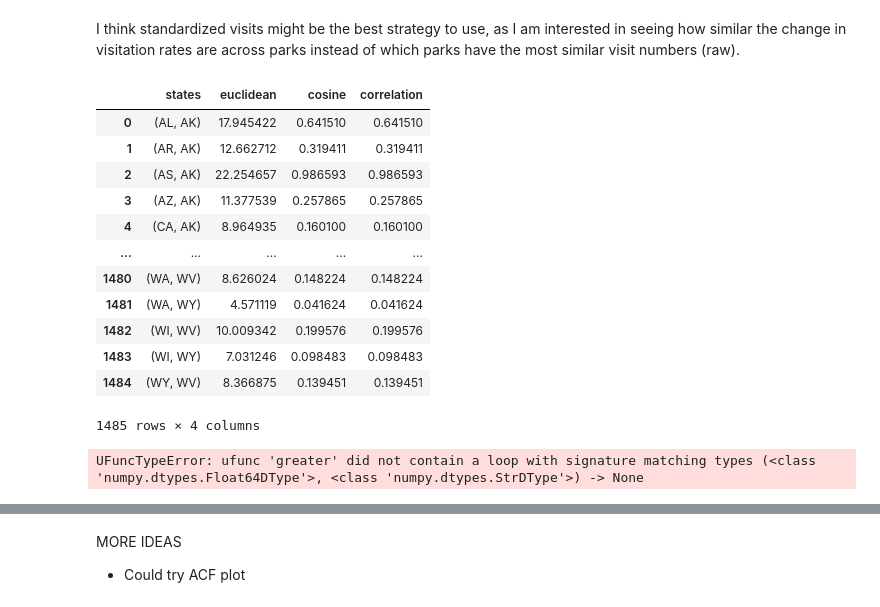
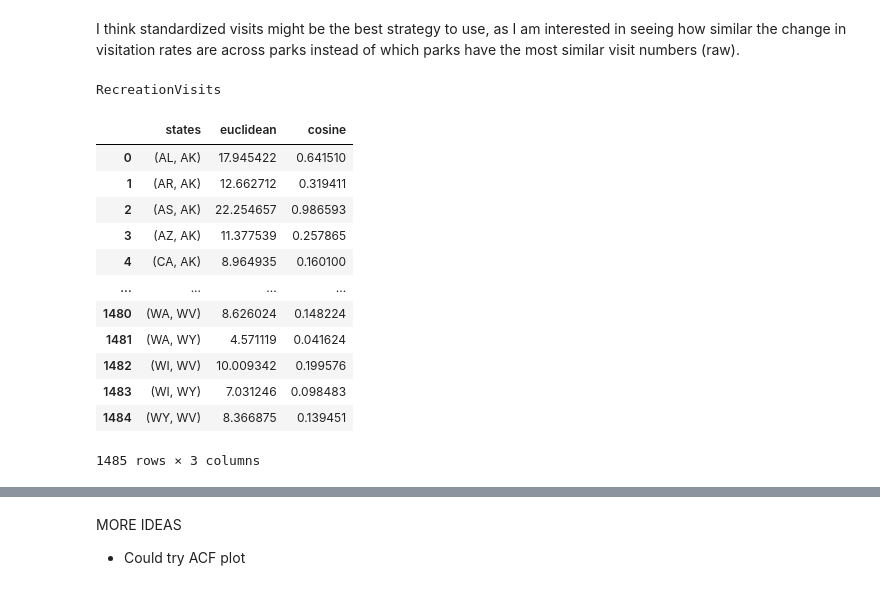
Before and after one commit to scmcqueen/NationalParksDataMining, a Jupyter notebook: state_similarity.ipynb, the cells around one changed output, grey strips where cells are left out. Cells and saved outputs as stored; diff of their text form; code cells hidden in the pictures.

Commit message:
formularize similarity

```diff
--- a/state_similarity.ipynb
+++ b/state_similarity.ipynb
@@ -230,6 +230,47 @@ plt.show()
 [figure]
 # %% [markdown]
 I think standardized visits might be the best strategy to use, as I am interested in seeing how similar the change in visitation rates are across parks instead of which parks have the most similar visit numbers (raw).
+# %%
+similarities = {}
+for type in visit_data.visit_type.unique():
+    print(type)
+    # aggregate data
+    state_agg_data = visit_data.groupby(['state_2','visit_type','date'])['number_of_visits'].sum().reset_index()
+    state_agg_data=state_agg_data[state_agg_data.visit_type==type]
+    state_agg_data=state_agg_data.pivot(index='date',columns='state_2',values='number_of_visits')
+    state_agg_data.fillna(0,inplace=True)
+    state_agg_std = state_agg_data.copy()
+    # standardize with (x - mean)/std
+    for st in state_agg_data.columns:
+        state_agg_std[st]=state_agg_std[st].apply(lambda x: (x-state_agg_std[st].mean())/state_agg_std[st].std())
+    state_agg_std.fillna(0,inplace=True)
+    # get similarity
+    cols = state_agg_std.columns
+    out_dict = {}
+
+    for c in cols:
+        for x in cols:
+            if x ==c: # don't need to do distance of item with self
+                continue
+            euc_dist = scipy.spatial.distance.euclidean(list(state_agg_std[x]),list(state_agg_std[c]))
+            cos_dist=scipy.spatial.distance.cosine(list(state_agg_std[x]),list(state_agg_std[c]))
+            out_dict[frozenset([c,x])]=[euc_dist,cos_dist]
+    output = pd.DataFrame.from_dict(out_dict,orient='index').reset_index()
+    output.columns = ['states','euclidean','cosine']
+    # print the top similarities
+    euc_top_10 = output.sort_values('euclidean',ascending=True).head(10)
+    output['abs_cosine'] = output['cosine'].apply(lambda x: abs(x))
+    cos_top_10 = output.sort_values('abs_cosine',ascending=True).head(10)
+    print(f'----------------------------- {type} -----------------------------')
+    print('The state pairs with the lowest euclidean distances (meaning most similar) are: ')
+    print(list(set(x) for x in euc_top_10['states']))
+    print()
+    print('The state pairs with the lowest absolute value of cosine distance (meaning most similar) are: ')
+    print(list(set(x) for x in cos_top_10['states']))
+    print()
+    similarities[type]=output
+# %% [output]
+RecreationVisits
 # %%
 state_agg_data = visit_data.groupby(['state_2','visit_type','date'])['number_of_visits'].sum().reset_index()
 state_agg_data=state_agg_data[state_agg_data.visit_type=='RecreationVisits']
@@ -242,37 +283,29 @@ for st in state_agg_data.columns:
 # %%
 # get similarity
 cols = state_agg_std.columns
 out_dict = {}
 
 for c in cols:
     for x in cols:
         if x ==c: # don't need to do distance of item with self
             continue
         euc_dist = scipy.spatial.distance.euclidean(list(state_agg_std[x]),list(state_agg_std[c]))
         cos_dist=scipy.spatial.distance.cosine(list(state_agg_std[x]),list(state_agg_std[c]))
-        corr_dist=scipy.spatial.distance.correlation(list(state_agg_std[x]),list(state_agg_std[c]))
-        out_dict[frozenset([c,x])]=[euc_dist,cos_dist,corr_dist]
+        out_dict[frozenset([c,x])]=[euc_dist,cos_dist]
 output = pd.DataFrame.from_dict(out_dict,orient='index').reset_index()
-output.columns = ['states','euclidean','cosine','correlation']
-# drop duplicates
-# t = output[["state1", "state2"]].apply(lambda row: tuple(set(row)), axis=1)
-# output.assign(t=t).drop_duplicates("t").drop(columns="t")
+output.columns = ['states','euclidean','cosine']
 output
 # %% [output]
-|  | states | euclidean | cosine | correlation |
-| 0 | (AL, AK) | 17.945422 | 0.641510 | 0.641510 |
-| 1 | (AR, AK) | 12.662712 | 0.319411 | 0.319411 |
-| 2 | (AS, AK) | 22.254657 | 0.986593 | 0.986593 |
-| 3 | (AZ, AK) | 11.377539 | 0.257865 | 0.257865 |
-| 4 | (CA, AK) | 8.964935 | 0.160100 | 0.160100 |
-| ... | ... | ... | ... | ... |
-| 1480 | (WA, WV) | 8.626024 | 0.148224 | 0.148224 |
-| 1481 | (WA, WY) | 4.571119 | 0.041624 | 0.041624 |
-| 1482 | (WI, WV) | 10.009342 | 0.199576 | 0.199576 |
-| 1483 | (WI, WY) | 7.031246 | 0.098483 | 0.098483 |
-| 1484 | (WY, WV) | 8.366875 | 0.139451 | 0.139451 |
+|  | states | euclidean | cosine |
+| 0 | (AL, AK) | 17.945422 | 0.641510 |
+| 1 | (AR, AK) | 12.662712 | 0.319411 |
+| 2 | (AS, AK) | 22.254657 | 0.986593 |
+| 3 | (AZ, AK) | 11.377539 | 0.257865 |
+| 4 | (CA, AK) | 8.964935 | 0.160100 |
+| ... | ... | ... | ... |
+| 1480 | (WA, WV) | 8.626024 | 0.148224 |
+| 1481 | (WA, WY) | 4.571119 | 0.041624 |
+| 1482 | (WI, WV) | 10.009342 | 0.199576 |
+| 1483 | (WI, WY) | 7.031246 | 0.098483 |
+| 1484 | (WY, WV) | 8.366875 | 0.139451 |
-1485 rows × 4 columns
+1485 rows × 3 columns
-# %%
-output.max().sort_values(ascending=False)
-# %% [output]
-UFuncTypeError: ufunc 'greater' did not contain a loop with signature matching types (<class 'numpy.dtypes.Float64DType'>, <class 'numpy.dtypes.StrDType'>) -> None
```
Also changed, not shown: parts of 2 cells of this notebook.
